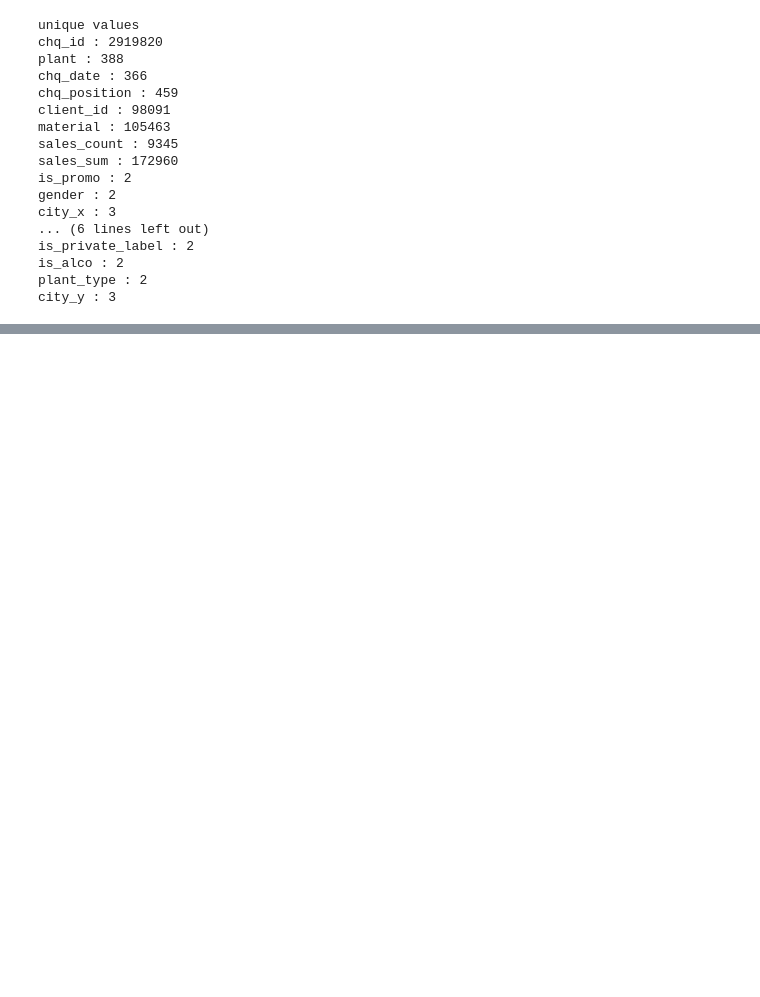
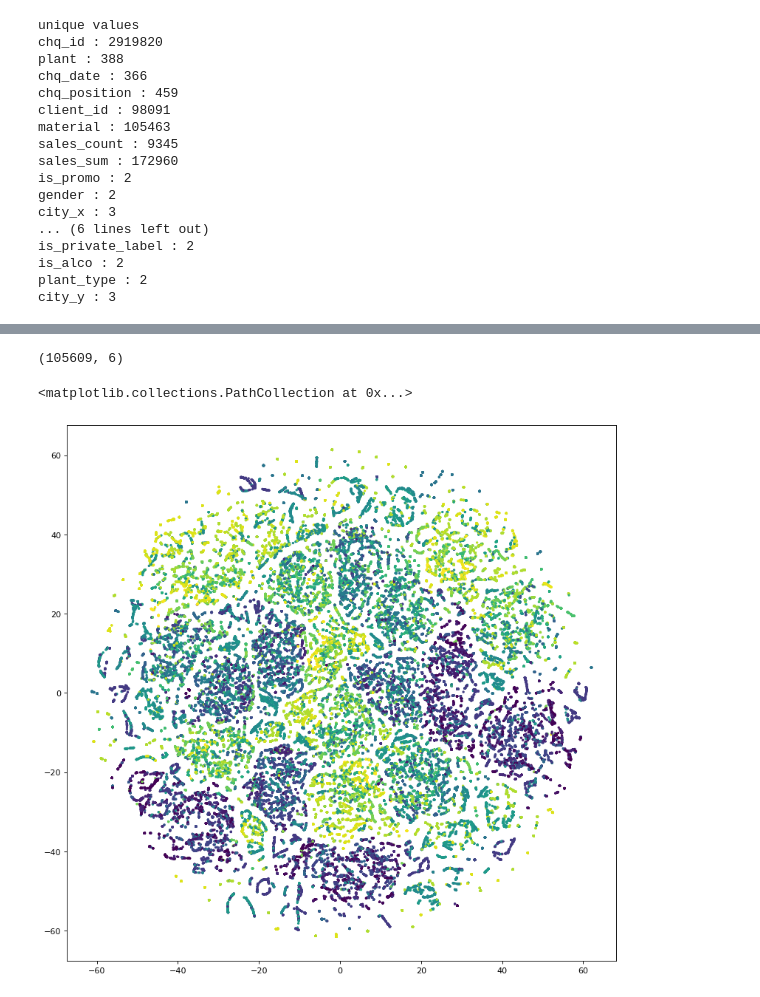
Before and after one commit to SamirMoustafa/HackLab-Skoltech, a Jupyter notebook: Lenta/EDA.ipynb, the cells around one changed output, grey strips where cells are left out. Saved outputs shown, nothing was run; the diff lists cells and outputs as text; code cells hidden in the pictures; blank space fills up the shorter version.

```diff
--- a/Lenta/EDA.ipynb
+++ b/Lenta/EDA.ipynb
@@ -98,0 +161,21 @@ Name: city_y, dtype: int64
+# %%
+vectorizer = TfidfVectorizerDataFrames()
+vectorizer = vectorizer.fit(df_materials)
+# %%
+transformed_data = vectorizer.vectorize(df_materials)
+# %%
+transformed_data.shape
+# %% [output]
+(105609, 6)
+# %%
+transformed_data_2d = TSNE(n_components=2, n_jobs=-1).fit_transform(transformed_data)
+# %%
+labeler = preprocessing.LabelEncoder()
+color = labeler.fit_transform(df_materials['hier_level_2'])
+# %%
+t = -1
+plt.figure(figsize=(12, 12), dpi=80)
+plt.scatter(transformed_data_2d[:,0][:t], transformed_data_2d[:,1][:t], c=color[:t], s=4)
+# %% [output]
+<matplotlib.collections.PathCollection at 0x...>
+[figure, added]
```
Also changed, not shown: parts of 9 cells of this notebook, 4 other files.
